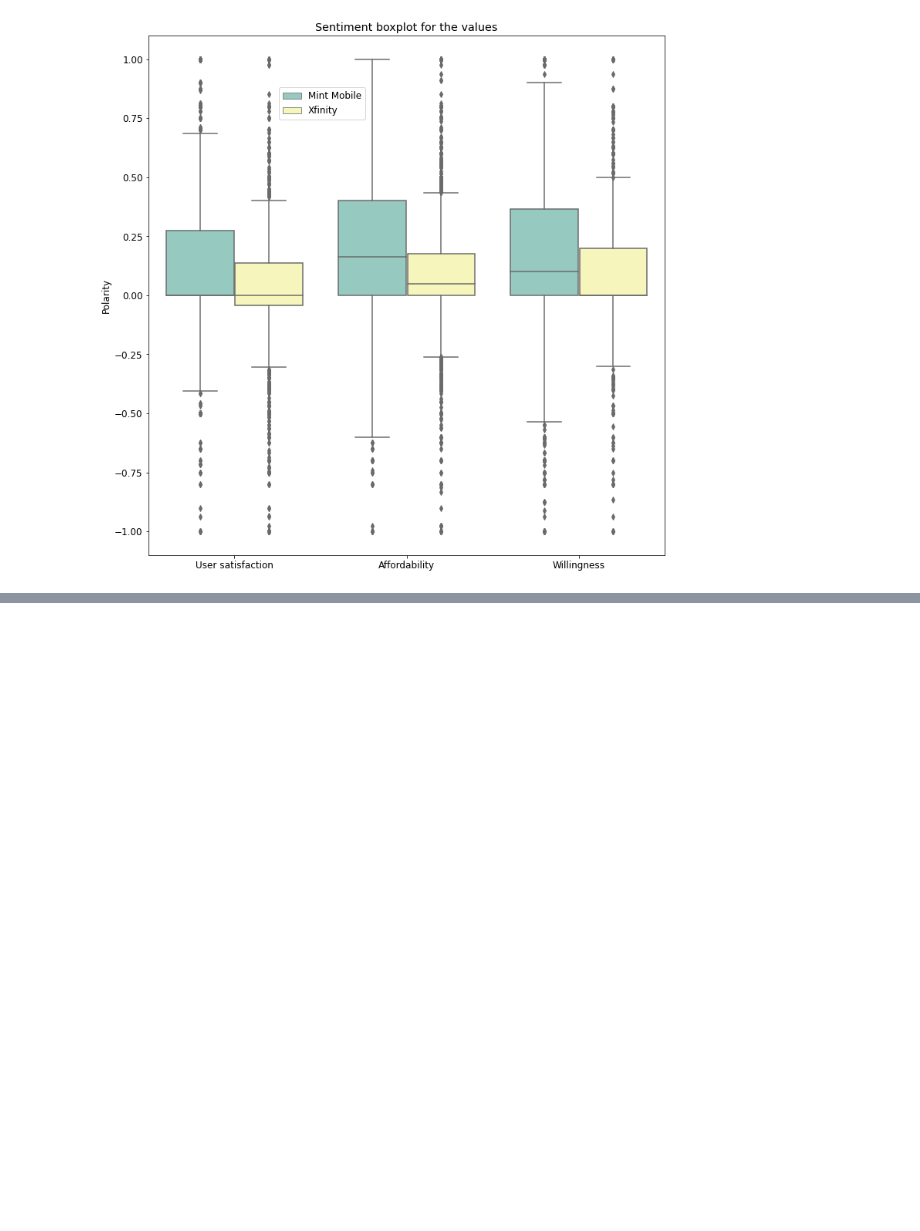
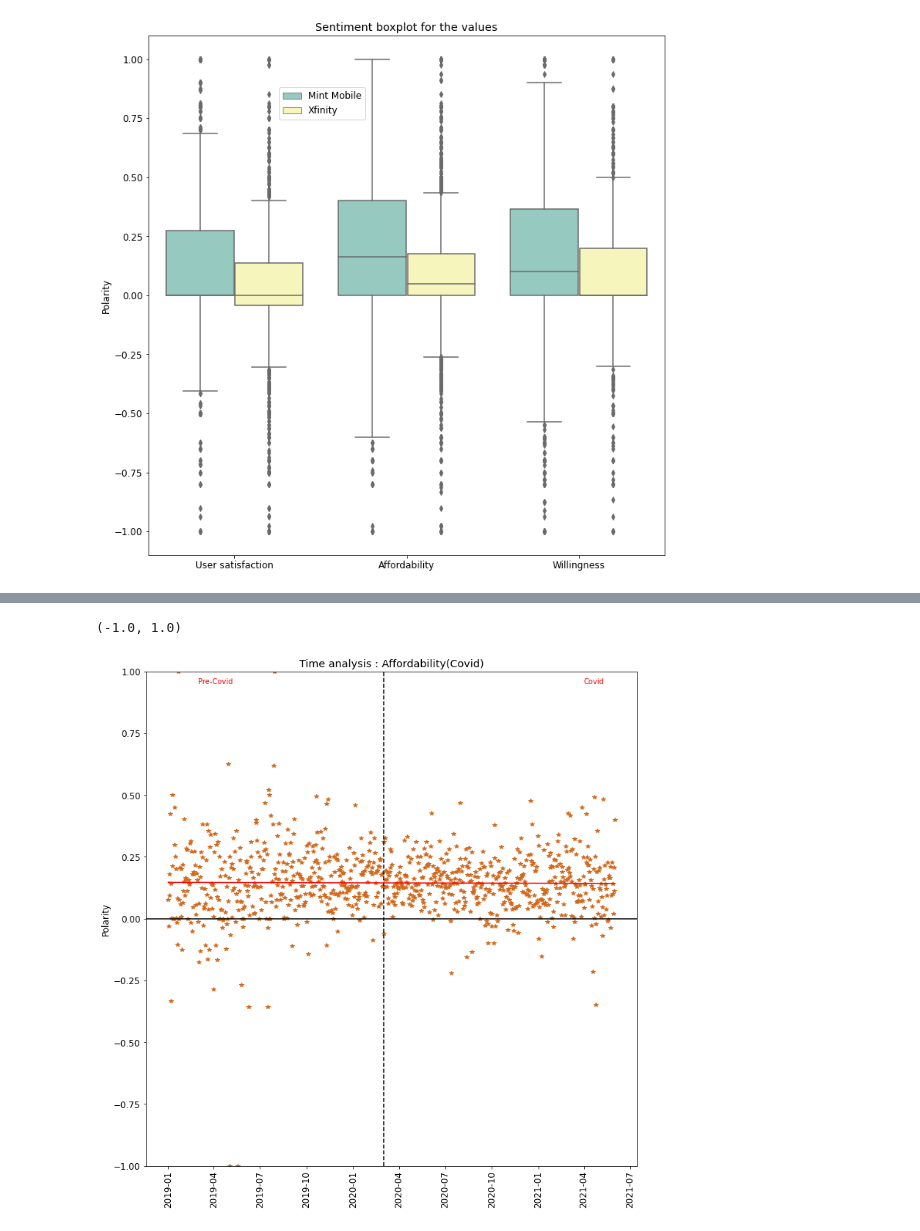
Before and after one commit to qahtanaa/SATAF_Tweets, a Jupyter notebook: Wireless mobile services-checkpoint.ipynb, the cells around one changed output, grey strips where cells are left out. Saved outputs shown, nothing was run; the diff lists cells and outputs as text; code cells hidden in the pictures; blank space fills up the shorter version.

```diff
--- a/Wireless mobile services-checkpoint.ipynb
+++ b/Wireless mobile services-checkpoint.ipynb
@@ -590,0 +659,20 @@ plt.legend(bbox_to_anchor=(0.42, 0.9), loc='upper right', borderaxespad=0)
+# %%
+plt.text(dt.datetime(2019, 3, 1), 0.95, 'Pre-Covid',color='red',fontsize = 10)
+plt.text(dt.datetime(2021, 4, 1), 0.95, 'Covid',color='red',fontsize = 10)
+plt.plot(df8['Polarity'].groupby(df8.date).mean(),'*',color='chocolate')
+plt.xticks(rotation='vertical')
+plt.axvline(dt.datetime(2020, 3, 1),linestyle='--',color='black')
+
+#df8['date'] = df8['date'].apply(date2num)
+y=df8.groupby(df8.date)['Polarity'].mean()
+
+x=df8.date.unique()
+m, b = np.polyfit(x,y,1)
+plt.plot(x, m*x + b,'r')
+plt.axhline(y=0,color='black')
+plt.ylabel('Polarity')
+plt.title('Time analysis : Affordability(Covid)')
+plt.ylim(-1,1)
+# %% [output]
+(-1.0, 1.0)
+[figure, added]
```
Also changed, not shown: parts of 15 cells of this notebook.
